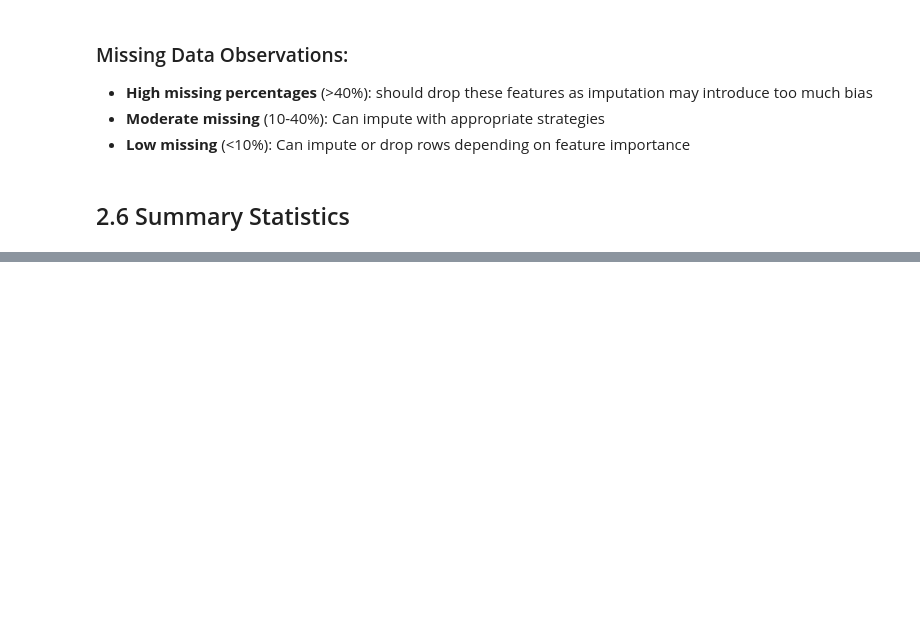
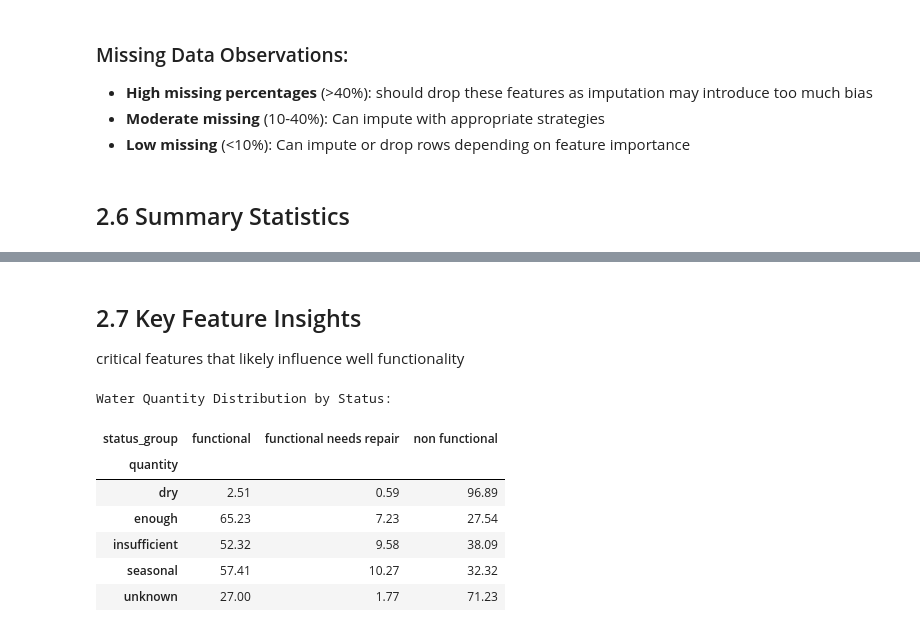
Before and after one commit to Kaks753/Tanzanian-Water-Wells, a Jupyter notebook: Tz_water_wells.ipynb, the cells around one changed output, grey strips where cells are left out. Drawn from its saved outputs; the diff is of its cells as text; code cells hidden in the pictures; blank space fills up the shorter version.

```diff
--- a/Tz_water_wells.ipynb
+++ b/Tz_water_wells.ipynb
@@ -252,3 +252,23 @@ train_df[numeric_features].describe()
 | 50% | 0.000000 | 369.000000 | 34.908743 | -5.021597e+00 | 0.000000 | 12.000000 | 3.000000 | 25.000000 | ... |
 | 75% | 20.000000 | 1319.250000 | 37.178387 | -3.326156e+00 | 0.000000 | 17.000000 | 5.000000 | 215.000000 | ... |
 | max | 350000.000000 | 2770.000000 | 40.345193 | -2.000000e-08 | 1776.000000 | 99.000000 | 80.000000 | 30500.000000 | ... |
+# %% [markdown]
+## 2.7 Key Feature Insights
+
+critical features that likely influence well functionality
+# %%
+# Analyzing quantity (water availability)
+print("Water Quantity Distribution by Status:")
+print(" ")
+
+quantity_status = pd.crosstab(train_df['quantity'], train_df['status_group'], normalize='index') * 100
+quantity_status.round(2)
+# %% [output]
+Water Quantity Distribution by Status:
+| status_group | functional | functional needs repair | non functional |
+| quantity |  |  |  |
+| dry | 2.51 | 0.59 | 96.89 |
+| enough | 65.23 | 7.23 | 27.54 |
+| insufficient | 52.32 | 9.58 | 38.09 |
+| seasonal | 57.41 | 10.27 | 32.32 |
+| unknown | 27.00 | 1.77 | 71.23 |
```
Also changed, not shown: parts of 26 cells of this notebook.
